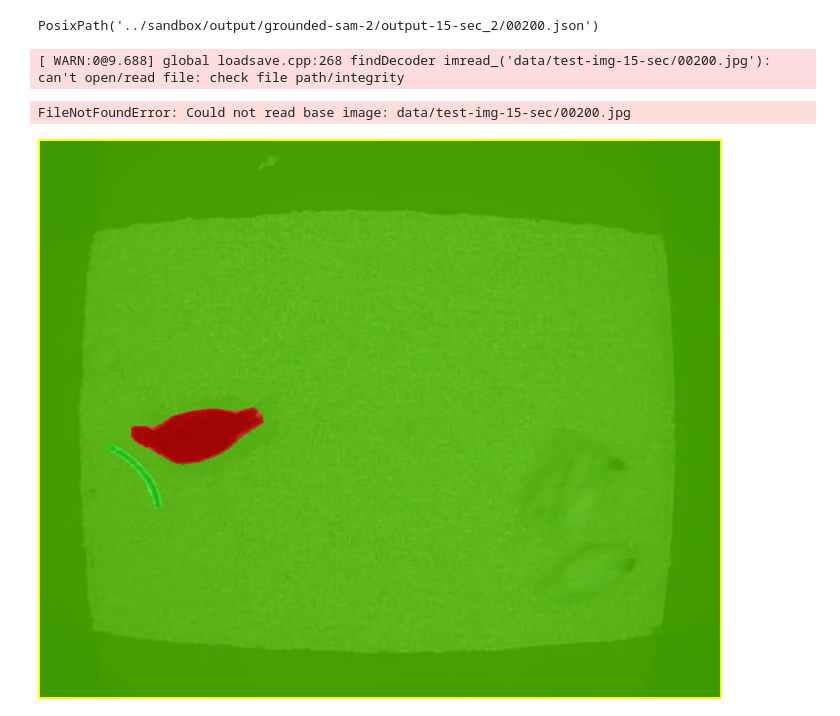
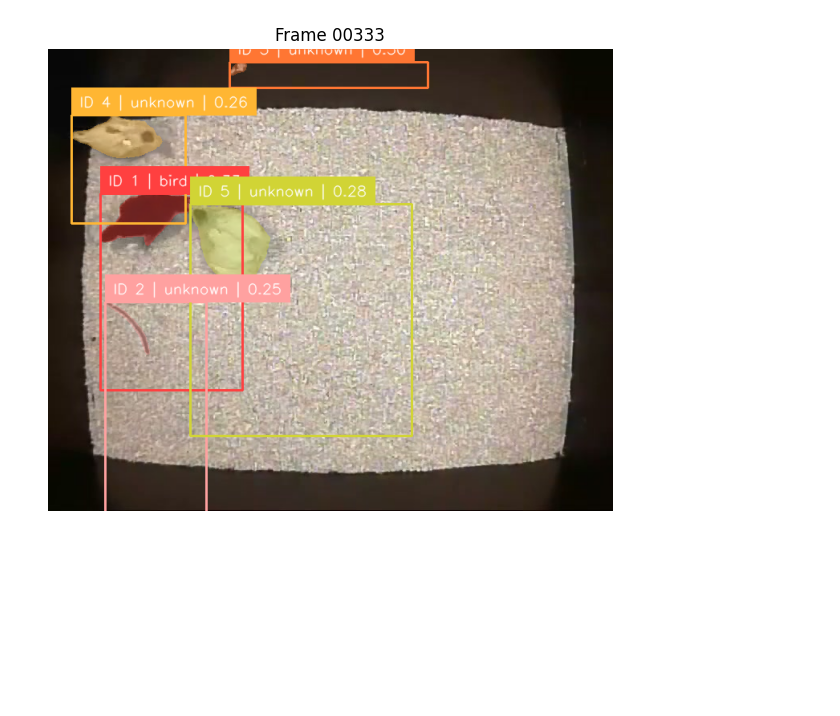
Before and after one commit to sbhattlab/PlayClassCV4Animals, a Jupyter notebook: notebook/EDA-grounded-sam2.ipynb, the cells around one changed output. Drawn from its saved outputs; the diff is of its cells as text; code cells hidden in the pictures; blank space fills up the shorter version.

Commit message:
confirmed gs2 parquet output is VALID - Added video visualisation utilities appropriate notebook

```diff
--- a/notebook/EDA-grounded-sam2.ipynb
+++ b/notebook/EDA-grounded-sam2.ipynb
@@ -125,2 +13,4 @@ def overlay_from_json(
 # %%
-masks_dir = Path("../sandbox/output/grounded-sam-2/output-15-sec_2")
+pq_path = "../sandbox/output/grounded-sam-2/output-15-sec_2/test-img-15-sec_large.parquet"
+df = pd.read_parquet(pq_path)
+df
@@ -167,23 +31,0 @@ load_frame_json(json_path)
-# %%
-json_path
-# %% [output]
-PosixPath('../sandbox/output/grounded-sam-2/output-15-sec_2/00200.json')
-# %%
-overlay_from_json(
-    json_path=json_path,
-    invert_mask=True,
-    per_object_colors=per_object_colors,
-    alpha=0.6,
-    outline=True,
-    outline_color=(0, 255, 255),
-    outline_thickness=2,
-)
-# %% [output]
-[ WARN:0@9.688] global loadsave.cpp:268 findDecoder imread_('data/test-img-15-sec/00200.jpg'): can't open/read file: check file path/integrity
-FileNotFoundError: Could not read base image: data/test-img-15-sec/00200.jpg
-# %%
-from IPython.display import Image
-
-Image("/home/prince/proj/chicken-behaviour-classifier/notebook/output/overlay.png")
-# %% [output]
-[figure, removed]
@@ -189,0 +196,25 @@ Image("/home/prince/proj/chicken-behaviour-classifier/notebook/output/overlay.pn
+# %%
+# Pick a random or specific frame with annotations
+frame_ids = sorted(df.index.get_level_values("frame").unique().tolist())
+# preview_frame = random.choice(frame_ids)  # or set e.g. 101
+preview_frame = 333  # or set e.g. 101
+
+img_path = frame_path(preview_frame)
+if img_path is None:
+    raise FileNotFoundError(f"No image found for frame {preview_frame} -> {preview_frame:05d}.{FRAME_EXT}")
+
+img = cv2.imread(img_path, cv2.IMREAD_COLOR)
+assert img is not None, f"Failed to read {img_path}"
+
+df_frame = df.loc[preview_frame]  # index is object_id
+dets = detections_from_frame_df(df_frame)
+annotated = annotate_frame(img, dets)
+
+# Show (RGB in matplotlib)
+plt.figure(figsize=(10, 6))
+plt.imshow(cv2.cvtColor(annotated, cv2.COLOR_BGR2RGB))
+plt.title(f"Frame {preview_frame:05d}")
+plt.axis("off")
+plt.show()
+# %% [output]
+[figure, added]
```
Also changed, not shown: parts of 10 cells of this notebook.
